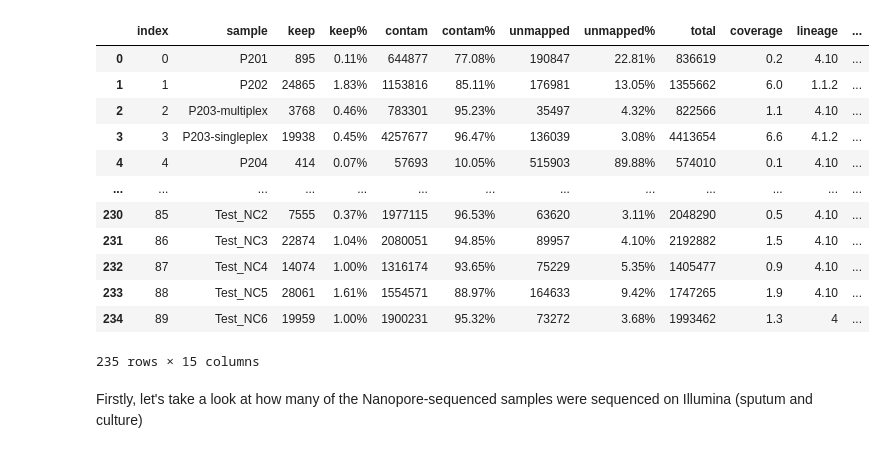
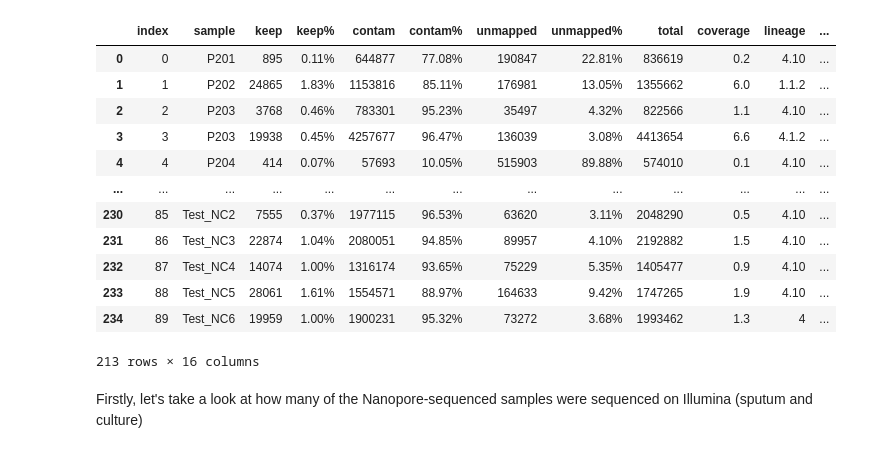
Before and after one commit to iqbal-lab-org/tb-sputum-project, a Jupyter notebook: workflow/notebooks/composition_eda.ipynb, the cells around one changed output. Cells and saved outputs as stored; diff of their text form; code cells hidden in the pictures.

```diff
--- a/workflow/notebooks/composition_eda.ipynb
+++ b/workflow/notebooks/composition_eda.ipynb
@@ -15,6 +17,7 @@ def sample_name(s: str) -> str:
     return s
 # %%
 smear_df = pd.read_csv("../../docs/smear_results.csv", index_col="sample")
+ont_df = pd.read_csv("../../docs/ont_samples.csv", index_col="sample")
 # %%
 ont_comp_df = pd.read_html("../../results/report/nanopore_composition.html")
 assert len(ont_comp_df) == 1
@@ -23,6 +26,7 @@ ont_comp_df.columns = [t[1] if t[0].startswith("Unnam") else t[0] for t in ont_c
 ont_comp_df["source"] = "sputum"
 ont_comp_df["technology"] = "nanopore"
 ont_comp_df["smear"] = [smear_df.at[sample_name(s), "smear_result"] for s in ont_comp_df["sample"]]
+ont_comp_df["is_multiplex"] = [not pd.isna(ont_df.at[s, "barcode_kit"]) for s in  ont_comp_df["sample"]]
 # ont_comp_df
 # %%
 illumina_df1 = pd.read_html("../../results/report/illumina_culture_composition.html")
@@ -45,13 +49,17 @@ illumina_df2["smear"] = [smear_df.at[sample_name(s), "smear_result"] for s in il
 # %%
 comp_df = pd.concat([ont_comp_df, illumina_df1, illumina_df2])
 comp_df.reset_index(inplace=True)
+# remove replicates
+comp_df = comp_df.loc[~comp_df["sample"].str.contains("_rep")]
+comp_df["sample"] = [s.split("-s")[0].split("-m")[0] for s in comp_df["sample"]]
+comp_df["is_multiplex"].fillna(False, inplace=True)
 comp_df
 # %% [output]
 |  | index | sample | keep | keep% | contam | contam% | unmapped | unmapped% | total | coverage | lineage | ... |
 | 0 | 0 | P201 | 895 | 0.11% | 644877 | 77.08% | 190847 | 22.81% | 836619 | 0.2 | 4.10 | ... |
 | 1 | 1 | P202 | 24865 | 1.83% | 1153816 | 85.11% | 176981 | 13.05% | 1355662 | 6.0 | 1.1.2 | ... |
-| 2 | 2 | P203-multiplex | 3768 | 0.46% | 783301 | 95.23% | 35497 | 4.32% | 822566 | 1.1 | 4.10 | ... |
-| 3 | 3 | P203-singleplex | 19938 | 0.45% | 4257677 | 96.47% | 136039 | 3.08% | 4413654 | 6.6 | 4.1.2 | ... |
+| 2 | 2 | P203 | 3768 | 0.46% | 783301 | 95.23% | 35497 | 4.32% | 822566 | 1.1 | 4.10 | ... |
+| 3 | 3 | P203 | 19938 | 0.45% | 4257677 | 96.47% | 136039 | 3.08% | 4413654 | 6.6 | 4.1.2 | ... |
 | 4 | 4 | P204 | 414 | 0.07% | 57693 | 10.05% | 515903 | 89.88% | 574010 | 0.1 | 4.10 | ... |
 | ... | ... | ... | ... | ... | ... | ... | ... | ... | ... | ... | ... | ... |
 | 230 | 85 | Test_NC2 | 7555 | 0.37% | 1977115 | 96.53% | 63620 | 3.11% | 2048290 | 0.5 | 4.10 | ... |
@@ -59,7 +67,7 @@ comp_df
 | 232 | 87 | Test_NC4 | 14074 | 1.00% | 1316174 | 93.65% | 75229 | 5.35% | 1405477 | 0.9 | 4.10 | ... |
 | 233 | 88 | Test_NC5 | 28061 | 1.61% | 1554571 | 88.97% | 164633 | 9.42% | 1747265 | 1.9 | 4.10 | ... |
 | 234 | 89 | Test_NC6 | 19959 | 1.00% | 1900231 | 95.32% | 73272 | 3.68% | 1993462 | 1.3 | 4 | ... |
-235 rows × 15 columns
+213 rows × 16 columns
 # %% [markdown]
 Firstly, let's take a look at how many of the Nanopore-sequenced samples were sequenced on Illumina (sputum and culture)
 # %%
```
Also changed, not shown: parts of 20 cells of this notebook, 1 other file.
